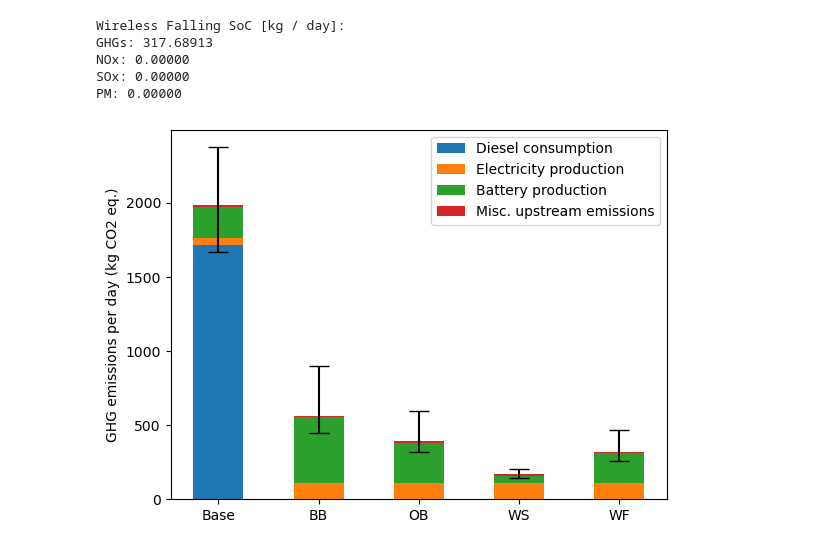
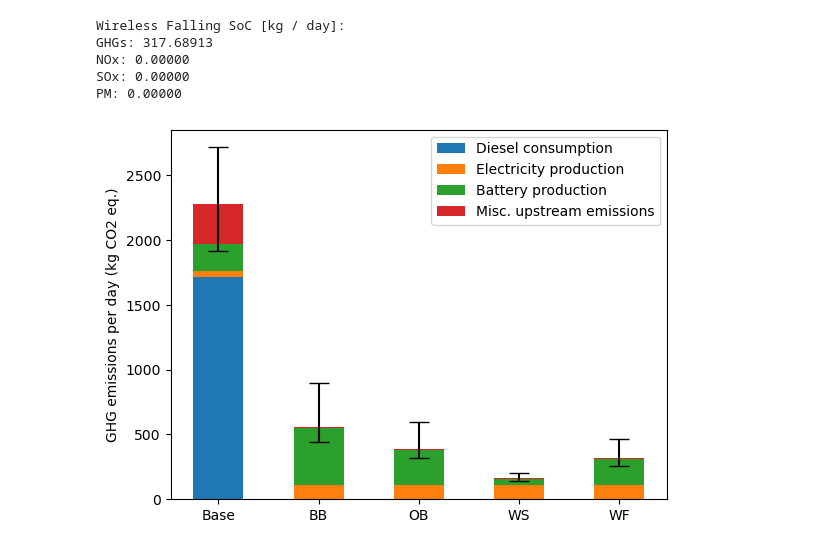
Before and after one commit to Nils-SSBM/FerryTEEA, a Jupyter notebook: EmissionCalculation.ipynb, the cells around one changed output. Cells and saved outputs as stored; diff of their text form; code cells hidden in the pictures.

```diff
--- a/EmissionCalculation.ipynb
+++ b/EmissionCalculation.ipynb
@@ -117,10 +117,11 @@ def summary5(f1,f2,f3,f4,f5):
 def upstreamCalc(f, kWh_init, kWh, kW, t_op, e_f, q):
 
 
-    CO2_batteryProd[q] = (CO2_battery * (kWh_init + (kWh * (t_f / t_b)))) / (t_f * 365) * 1000 #Battery production
-    CO2_engineProd[q] = ((CO2_engine * kW) / (t_f * 365)) * 1000   #Engine production
+    CO2_batteryProd[q] = ((CO2_battery * (kWh_init + (kWh * (t_f / t_b)))) / (t_f * 365)) * 1000 #Battery production
+    CO2_engineProd[q] = ((CO2_engine * kW) / (t_f * 365)) * 1000  #Engine production
     CO2_electricMotorProd[q] = ((2 * kW_engine * CO2_motor) / (t_f * 365)) * 1000           #Electric motor production
-    CO2_fuelProd[q] = (t_op * (1 - e_f) * FC * MK1_hv * CO2_fuel) / 1000 #Fuel production
+    CO2_fuelProd[q] = (t_op * (1 - e_f) * FC * MK1_hv * CO2_fuel)  #Fuel production
+
     f[0] += CO2_batteryProd[q] + CO2_engineProd[q] + CO2_electricMotorProd[q] + CO2_fuelProd[q]
 
     return f #grams / day
@@ -321,33 +322,33 @@ scenarios = (
 emissions = {
     "Diesel consumption": np.array([base_d, bb_d, obs_d, ws_d, wf_d]),
     "Electricity production": np.array([base_e, bb_e, obs_e, ws_e, wf_e]),
     "Battery production": np.array([base_b, bb_b, obs_b, ws_b, wf_b]),
     "Misc. upstream emissions": np.array([base_misc, bb_misc, obs_misc, ws_misc, wf_misc]),
 
 }
 
 totEm = [BASE[0], BB[0], OBS[0], WS[0], WF[0]]
-y_errormin = [totEm[0] - 1668, totEm[1] - 444, totEm[2] - 317, totEm[3] - 141, totEm[4] - 260]
-y_errormax = [2373 - totEm[0], 896 - totEm[1], 596 - totEm[2], 205 - totEm[3], 468 - totEm[4]]
+y_errormin = [totEm[0] - 1916, totEm[1] - 444, totEm[2] - 317, totEm[3] - 141, totEm[4] - 260]
+y_errormax = [2715 - totEm[0], 896 - totEm[1], 596 - totEm[2], 205 - totEm[3], 468 - totEm[4]]
 yerror = [y_errormin, y_errormax]
 width = 0.5
 
 fig, ax = plt.subplots()
 bottom = np.zeros(5)
 i=0
 for boolean, emissions in emissions.items():
 
     if i == 3:
         p = ax.bar(scenarios, emissions, width, label=boolean, bottom=bottom, yerr=yerror, capsize=7)
         bottom += emissions
     else:
         p = ax.bar(scenarios, emissions, width, label=boolean, bottom=bottom)
         bottom += emissions
         i += 1
 
 ax.set_ylabel('Total cost (SEK / day)')
 ax.set_ylabel('GHG emissions per day (kg CO2 eq.)')
 ax.legend(loc="best")
 plt.show()
 # %% [output]
-[figure, old version]
+[figure, new version]
```
Also changed, not shown: parts of 5 cells of this notebook, 6 other files.
